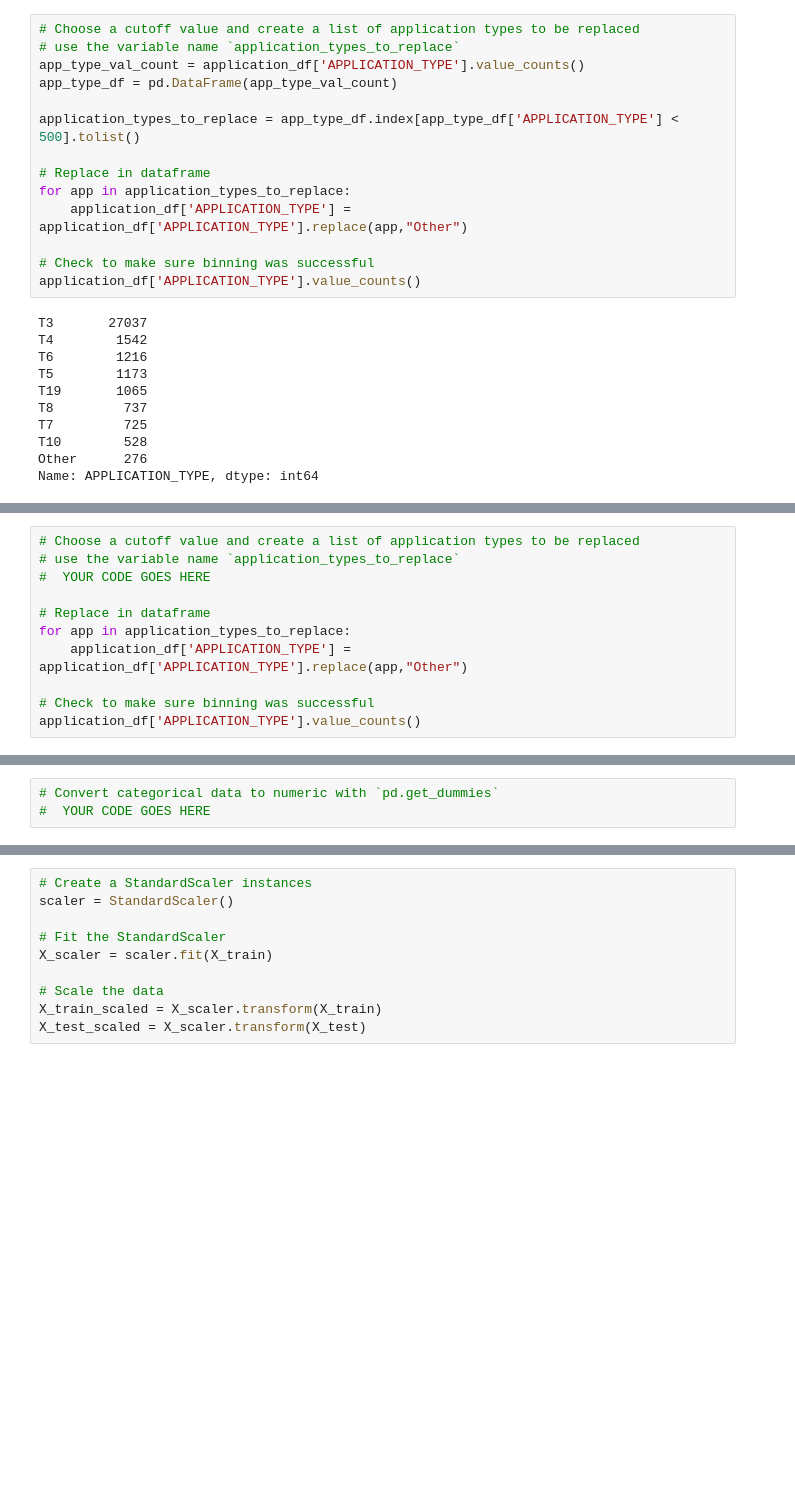
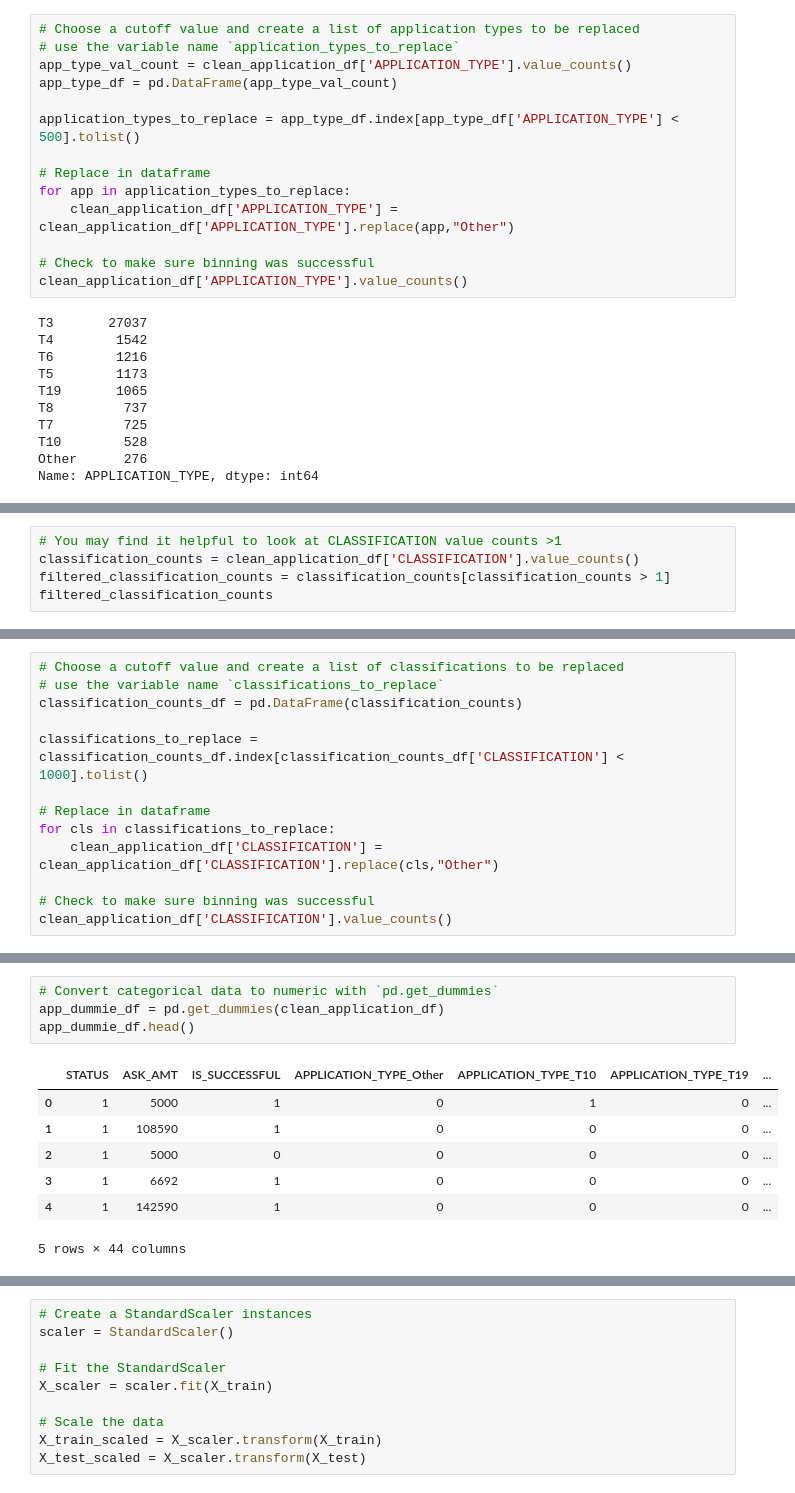
Before and after one commit to rawlam/alphabet-soup-neural-network, a Jupyter notebook: alphabet_soup_analysis.ipynb, the cells around one changed output, grey strips where cells are left out. Saved outputs shown, nothing was run; the diff lists cells and outputs as text; blank space fills up the shorter version.

```diff
--- a/alphabet_soup_analysis.ipynb
+++ b/alphabet_soup_analysis.ipynb
@@ -70,17 +68,17 @@ Name: APPLICATION_TYPE, dtype: int64
 # %%
 # Choose a cutoff value and create a list of application types to be replaced
 # use the variable name `application_types_to_replace`
-app_type_val_count = application_df['APPLICATION_TYPE'].value_counts()
+app_type_val_count = clean_application_df['APPLICATION_TYPE'].value_counts()
 app_type_df = pd.DataFrame(app_type_val_count)
 
 application_types_to_replace = app_type_df.index[app_type_df['APPLICATION_TYPE'] < 500].tolist()
 
 # Replace in dataframe
 for app in application_types_to_replace:
-    application_df['APPLICATION_TYPE'] = application_df['APPLICATION_TYPE'].replace(app,"Other")
+    clean_application_df['APPLICATION_TYPE'] = clean_application_df['APPLICATION_TYPE'].replace(app,"Other")
 
 # Check to make sure binning was successful
-application_df['APPLICATION_TYPE'].value_counts()
+clean_application_df['APPLICATION_TYPE'].value_counts()
 # %% [output]
 T3       27037
 T4        1542
@@ -136,0 +109,5 @@ Name: APPLICATION_TYPE, dtype: int64
+# %%
+# You may find it helpful to look at CLASSIFICATION value counts >1
+classification_counts = clean_application_df['CLASSIFICATION'].value_counts()
+filtered_classification_counts = classification_counts[classification_counts > 1]
+filtered_classification_counts
@@ -137,12 +132,14 @@ Name: APPLICATION_TYPE, dtype: int64
 # %%
-# Choose a cutoff value and create a list of application types to be replaced
-# use the variable name `application_types_to_replace`
-#  YOUR CODE GOES HERE
+# Choose a cutoff value and create a list of classifications to be replaced
+# use the variable name `classifications_to_replace`
+classification_counts_df = pd.DataFrame(classification_counts)
+
+classifications_to_replace = classification_counts_df.index[classification_counts_df['CLASSIFICATION'] < 1000].tolist()
 
 # Replace in dataframe
-for app in application_types_to_replace:
-    application_df['APPLICATION_TYPE'] = application_df['APPLICATION_TYPE'].replace(app,"Other")
+for cls in classifications_to_replace:
+    clean_application_df['CLASSIFICATION'] = clean_application_df['CLASSIFICATION'].replace(cls,"Other")
 
 # Check to make sure binning was successful
-application_df['APPLICATION_TYPE'].value_counts()
+clean_application_df['CLASSIFICATION'].value_counts()
 # %% [output]
@@ -215,3 +160,12 @@ Name: CLASSIFICATION, dtype: int64
 # %%
 # Convert categorical data to numeric with `pd.get_dummies`
-#  YOUR CODE GOES HERE
+app_dummie_df = pd.get_dummies(clean_application_df)
+app_dummie_df.head()
+# %% [output]
+|  | STATUS | ASK_AMT | IS_SUCCESSFUL | APPLICATION_TYPE_Other | APPLICATION_TYPE_T10 | APPLICATION_TYPE_T19 | ... |
+| 0 | 1 | 5000 | 1 | 0 | 1 | 0 | ... |
+| 1 | 1 | 108590 | 1 | 0 | 0 | 0 | ... |
+| 2 | 1 | 5000 | 0 | 0 | 0 | 0 | ... |
+| 3 | 1 | 6692 | 1 | 0 | 0 | 0 | ... |
+| 4 | 1 | 142590 | 1 | 0 | 0 | 0 | ... |
+5 rows × 44 columns
```
Also changed, not shown: parts of 21 cells of this notebook, 9 other files.
